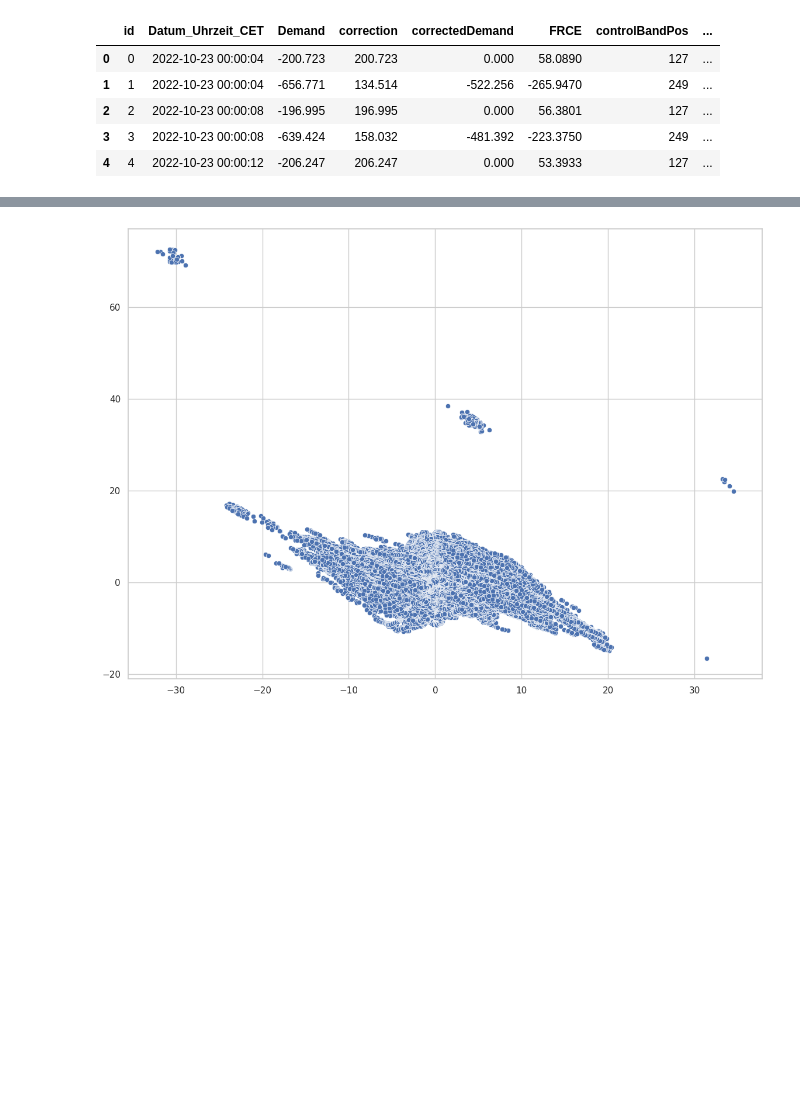
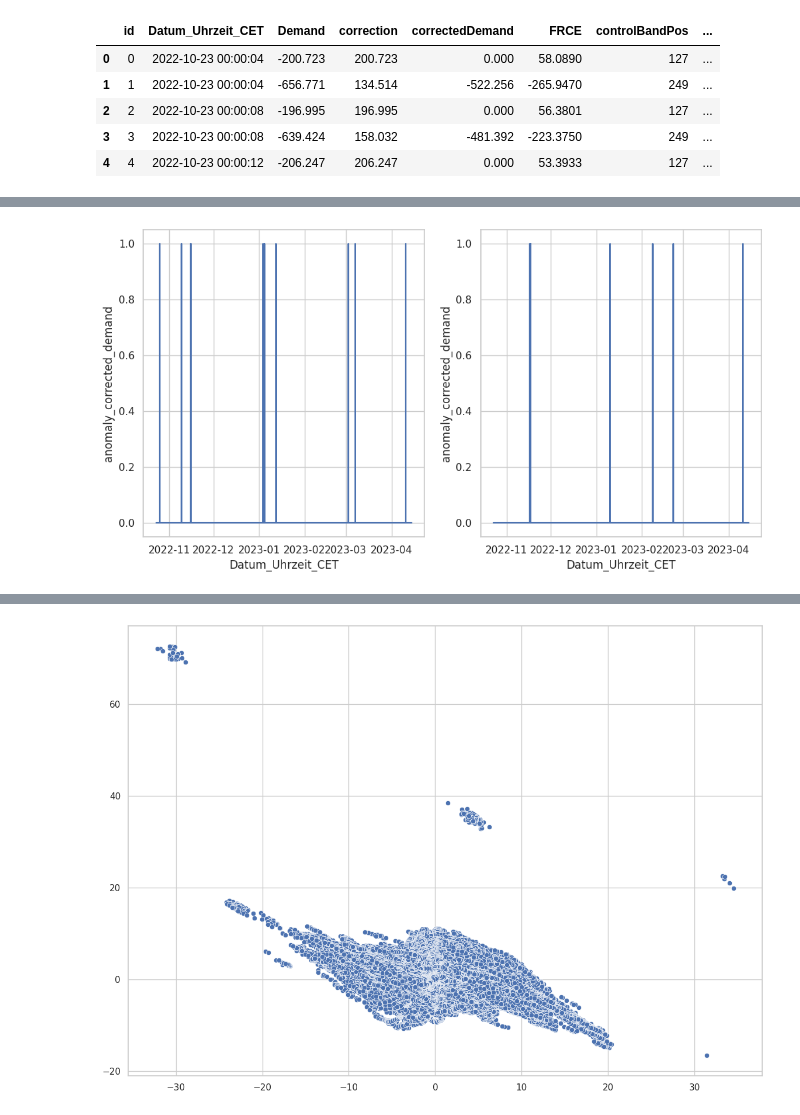
Before and after one commit to data-science-kitchen/ai-serving-grid-stability, a Jupyter notebook: data-exploration.ipynb, the cells around one changed output, grey strips where cells are left out. Saved outputs shown, nothing was run; the diff lists cells and outputs as text; code cells hidden in the pictures; blank space fills up the shorter version.

```diff
--- a/data-exploration.ipynb
+++ b/data-exploration.ipynb
@@ -26,0 +32,30 @@ dataset_train.head()
+# %%
+def check_anomaly_corrected_demand(
+        demand: pd.Series,
+        correction: pd.Series,
+        corrected_demand: pd.Series,
+        threshold: float = 0.01,
+    ) -> pd.Series:
+    corrected_demand_calculated = demand + correction
+    corrected_demand_deviation = np.abs(corrected_demand - corrected_demand_calculated)
+
+    return corrected_demand_deviation > threshold
+# %%
+fig, axs = plt.subplots(1, 2)
+
+for idx, control_area in enumerate([1, 2]):
+    area_subset_train = dataset_train[dataset_train["controlArea"] == control_area]
+    anomaly_corrected_demand = check_anomaly_corrected_demand(
+        area_subset_train["Demand"],
+        area_subset_train["correction"],
+        area_subset_train["correctedDemand"],
+    )
+
+    with pd.option_context("mode.chained_assignment", None):
+        area_subset_train["anomaly_corrected_demand"] = anomaly_corrected_demand
+
+    sns.lineplot(x="Datum_Uhrzeit_CET", y="anomaly_corrected_demand", data=area_subset_train, ax=axs[idx])
+
+plt.show()
+# %% [output]
+[figure, added]
```
Also changed, not shown: parts of 4 cells of this notebook.
